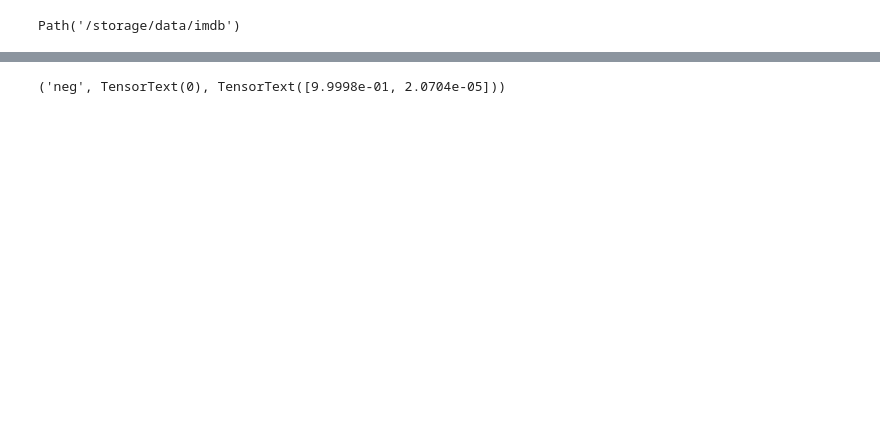
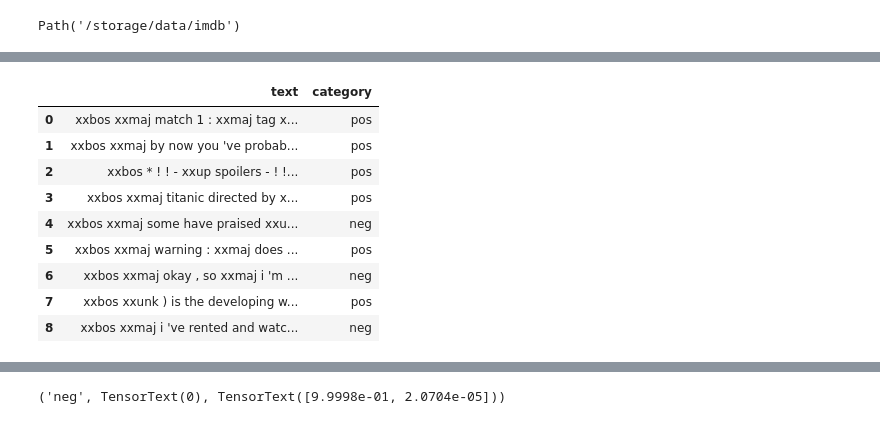
Before and after one commit to PacktPublishing/Deep-Learning-with-fastai-Cookbook, a Jupyter notebook: ch4/text_classifier_model.ipynb, the cells around one changed output, grey strips where cells are left out. Drawn from its saved outputs; the diff is of its cells as text; code cells hidden in the pictures; blank space fills up the shorter version.

Commit message:
categorize details

```diff
--- a/ch4/text_classifier_model.ipynb
+++ b/ch4/text_classifier_model.ipynb
@@ -12,6 +12,9 @@ fastbook.setup_book()
 #hide
 from fastbook import *
 from fastai.text.all import *
+# %%
+# switch to control whether direct TDL or DataBlocks definition used
+tdl = True
 # %%
 modifier = 'mar3'
 # %% [markdown]
@@ -98,0 +139,15 @@ Once those are provided, you automatically get a Datasets or a DataLoaders
+# %%
+'''
+DEFINITION OF CATEGORYBLOCK
+
+TransformBlock for single-label categorical targets https://docs.fast.ai/data.block.html#CategoryBlock
+
+Signature: CategoryBlock(vocab=None, sort=True, add_na=False)
+Source:
+def CategoryBlock(vocab=None, sort=True, add_na=False):
+    "`TransformBlock` for single-label categorical targets"
+    return TransformBlock(type_tfms=Categorize(vocab=vocab, sort=sort, add_na=add_na))
+File:      /opt/conda/envs/fastai/lib/python3.8/site-packages/fastai/data/block.py
+Type:      function
+
+'''
@@ -166,0 +366,13 @@ Wall time: 1min 37s
+# %%
+dls_clas.show_batch()
+# %% [output]
+|  | text | category |
+| 0 | xxbos xxmaj match 1 : xxmaj tag x... | pos |
+| 1 | xxbos xxmaj by now you 've probab... | pos |
+| 2 | xxbos * ! ! - xxup spoilers - ! !... | pos |
+| 3 | xxbos xxmaj titanic directed by x... | pos |
+| 4 | xxbos xxmaj some have praised xxu... | neg |
+| 5 | xxbos xxmaj warning : xxmaj does ... | pos |
+| 6 | xxbos xxmaj okay , so xxmaj i 'm ... | neg |
+| 7 | xxbos xxunk ) is the developing w... | pos |
+| 8 | xxbos xxmaj i 've rented and watc... | neg |
```
Also changed, not shown: parts of 25 cells of this notebook.
